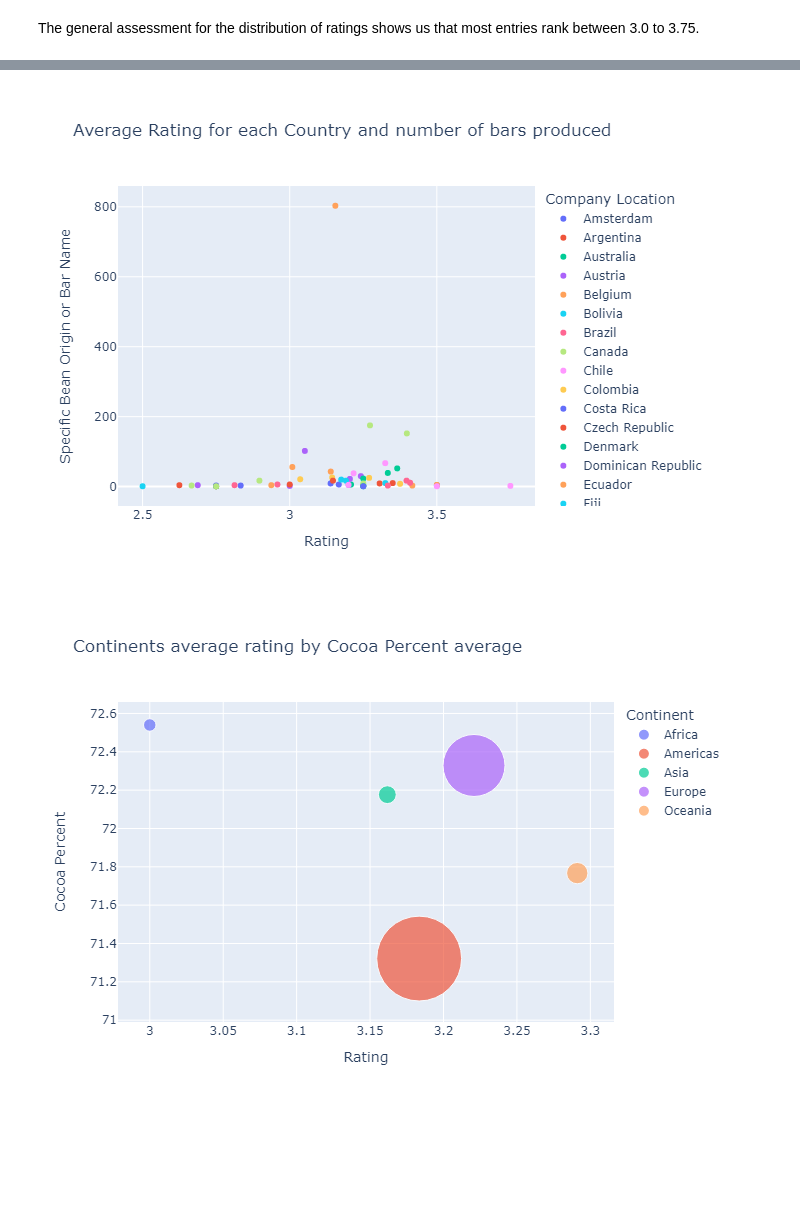
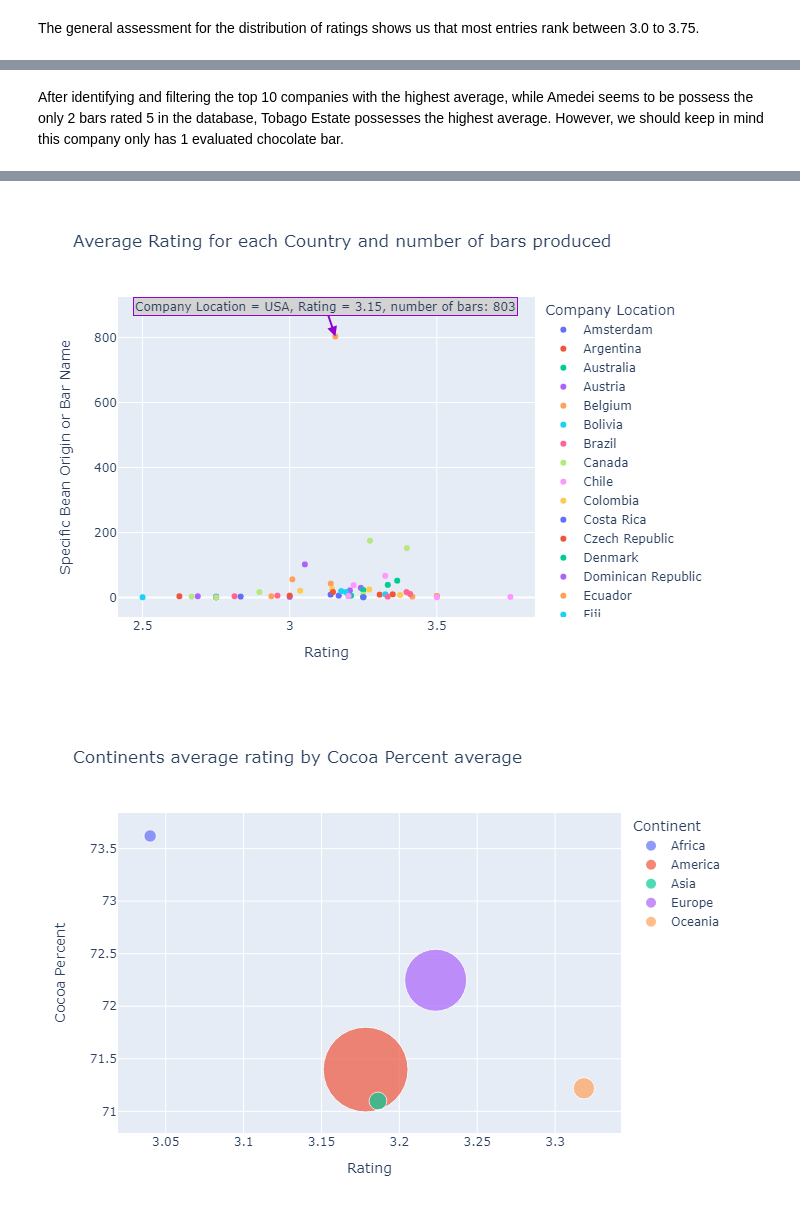
Before and after one commit to Dancostafc/portfolio, a Jupyter notebook: projects/Chocolate Bar Ratings.ipynb, the cells around one changed output, grey strips where cells are left out. Drawn from its saved outputs; the diff is of its cells as text; code cells hidden in the pictures; blank space fills up the shorter version.

```diff
--- a/projects/Chocolate Bar Ratings.ipynb
+++ b/projects/Chocolate Bar Ratings.ipynb
@@ -99,11 +99,12 @@ ds.drop_duplicates(inplace=True)
 
 # Creating a new group of continents based on company location
 
-for i, x in enumerate(ds['Company_Location']):
+for i in ds.index:
+    x = ds.at[i, 'Company_Location']
     if x in ["France", "Switzerland", "Netherlands", "Spain", "Italy", "U.K.", "Wales", "Belgium", "Germany", "Russia", "Amsterdam", "Scotland", "Portugal", "Denmark", "Finland", "Sweden", "Poland", "Austria", "Czech Republic", "Lithuania", "Iceland", "Ireland", "Hungary"]:
         ds.at[i, "Continent"] = "Europe"
     elif x in ["U.S.A.", "Canada", "Brazil", "Peru", "Ecuador", "Mexico", "Puerto Rico", "Venezuela", "Colombia", "Costa Rica", "Martinique", "Argentina", "Guatemala", "Bolivia", "Santa Lucia", "Grenada", "Dominican Republic", "Honduras", "Nicaragua", "Chile", "Suriname"]:
-        ds.at[i, "Continent"] = "Americas"
+        ds.at[i, "Continent"] = "America"
     elif x in ["Australia", "Fiji", "New Zealand"]:
         ds.at[i, "Continent"] = "Oceania"
     elif x in ["Japan", "South Korea", "Singapore", "Vietnam", "Israel", "India", "Philippines"]:
@@ -298,3 +312,5 @@ fig6.show('png')
+# %% [markdown]
+After identifying and filtering the top 10 companies with the highest average, while Amedei seems to be possess the only 2 bars rated 5 in the database, Tobago Estate possesses the highest average. However, we should keep in mind this company only has 1 evaluated chocolate bar.
 # %%
 # Plotting the average rating against other variables
 
@@ -306,7 +322,15 @@ fig7 = px.scatter(company_counts, x='Rating',
                   title='Average Rating for each Company and number of bars produced',
                   labels = {'Specific_Bean_Origin_or_Bar_Name':'Specific Bean Origin or Bar Name'}
                   )
-
+fig7.add_annotation(x='3.667857', y='70',
+                   text='Company = Soma, Rating = 3.66, number of bars: 70',
+                   showarrow=True,
+                   arrowhead=2,
+                   arrowsize=1,
+                   arrowcolor='darkviolet',
+                   arrowwidth=2,
+                   bordercolor="darkviolet",
+                   bgcolor="lightgray")
 fig7.show('png')
 
 country_counts = ds.groupby('Company_Location').agg({'Rating': 'mean', 'Specific_Bean_Origin_or_Bar_Name': 'count'}).reset_index()
@@ -317,6 +341,15 @@ fig8 = px.scatter(country_counts, x='Rating',
                   title='Average Rating for each Country and number of bars produced',
                   labels = {'Specific_Bean_Origin_or_Bar_Name':'Specific Bean Origin or Bar Name','Company_Location':'Company Location'}
                   )
+fig8.add_annotation(x='3.155054', y='803',
+                   text='Company Location = USA, Rating = 3.15, number of bars: 803',
+                   showarrow=True,
+                   arrowhead=2,
+                   arrowsize=1,
+                   arrowcolor='darkviolet',
+                   arrowwidth=2,
+                   bordercolor="darkviolet",
+                   bgcolor="lightgray")
 
 fig8.show('png')
 
@@ -337,2 +370,2 @@ fig9.show('png')
-[figure, old version]
+[figure, new version]
-[figure, old version]
+[figure, new version]
```
Also changed, not shown: parts of 7 cells of this notebook.
